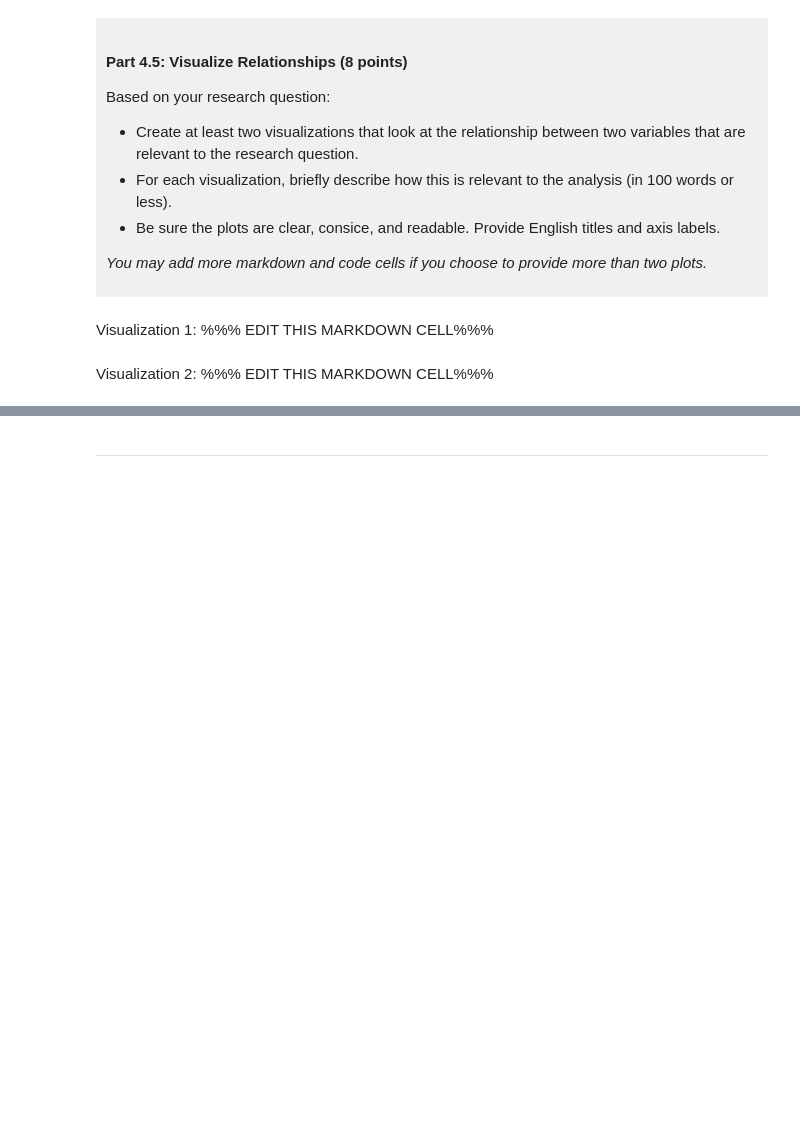
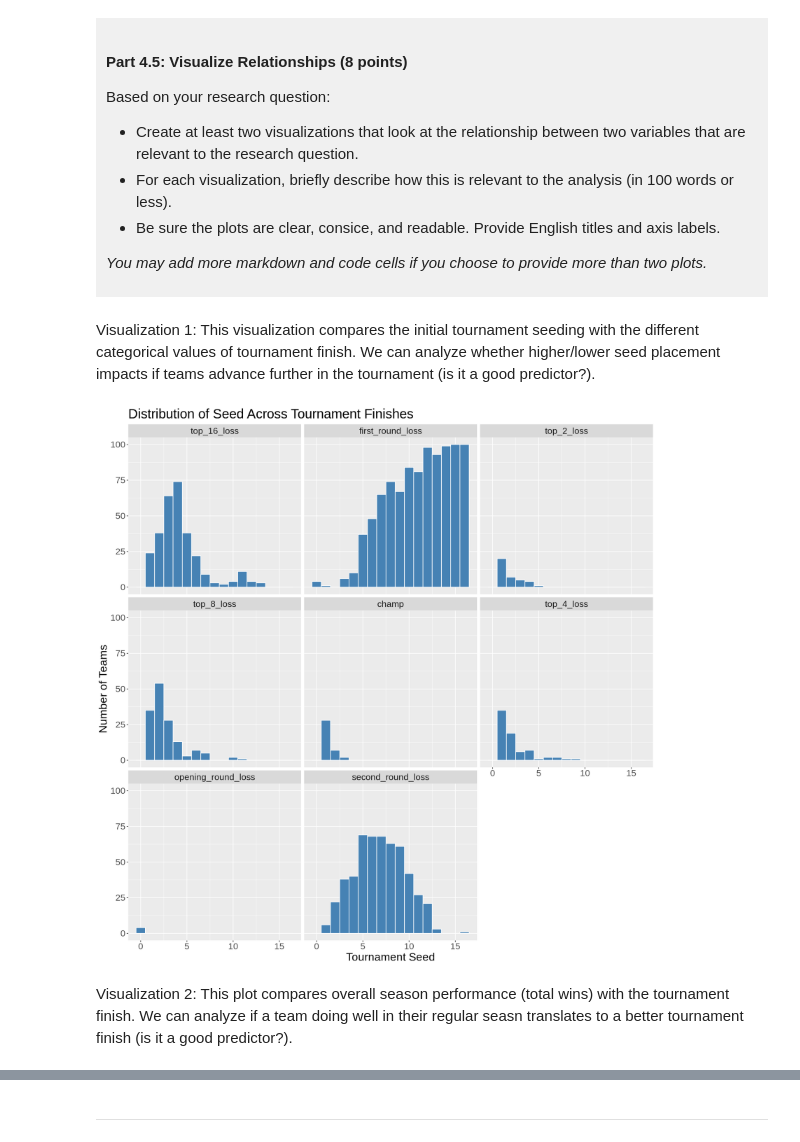
Before and after one commit to MiyaCreeden/dsci-100-project-miya-creeden, a Jupyter notebook: dsci-100-project-notebook.ipynb, the cells around one changed output, grey strips where cells are left out. Saved outputs shown, nothing was run; the diff lists cells and outputs as text; code cells hidden in the pictures; blank space fills up the shorter version.

```diff
--- a/dsci-100-project-notebook.ipynb
+++ b/dsci-100-project-notebook.ipynb
@@ -323,9 +394,20 @@ Based on your research question:
 *You may add more markdown and code cells if you choose to provide more than two plots.*
 </div>
 # %% [markdown]
-Visualization 1: %%% EDIT THIS MARKDOWN CELL%%%
+Visualization 1: This visualization compares the initial tournament seeding with the different categorical values of tournament finish. We can analyze whether higher/lower seed placement impacts if teams advance further in the tournament (is it a good predictor?).
 # %%
-### EDIT THIS CODE CELL FOR VISUALIZATION 1###
+options(repr.plot.width = 14, repr.plot.height = 14)
+seed_predictor <- tidy_wncaa |>
+ggplot(aes(x = seed)) +
+  geom_histogram(binwidth = 1, fill = "steelblue", color = "white") +
+  facet_wrap(~ tourney_finish) +
+  labs(title = "Distribution of Seed Across Tournament Finishes",
+    x = "Tournament Seed",
+    y = "Number of Teams") +
+theme(text=element_text(size=20))
+seed_predictor
+# %% [output]
+[figure, added]
 # %% [markdown]
-Visualization 2: %%% EDIT THIS MARKDOWN CELL%%%
+Visualization 2: This plot compares overall season performance (total wins) with the tournament finish. We can analyze if a team doing well in their regular seasn translates to a better tournament finish (is it a good predictor?).
 # %%
```
Also changed, not shown: parts of 10 cells of this notebook.
